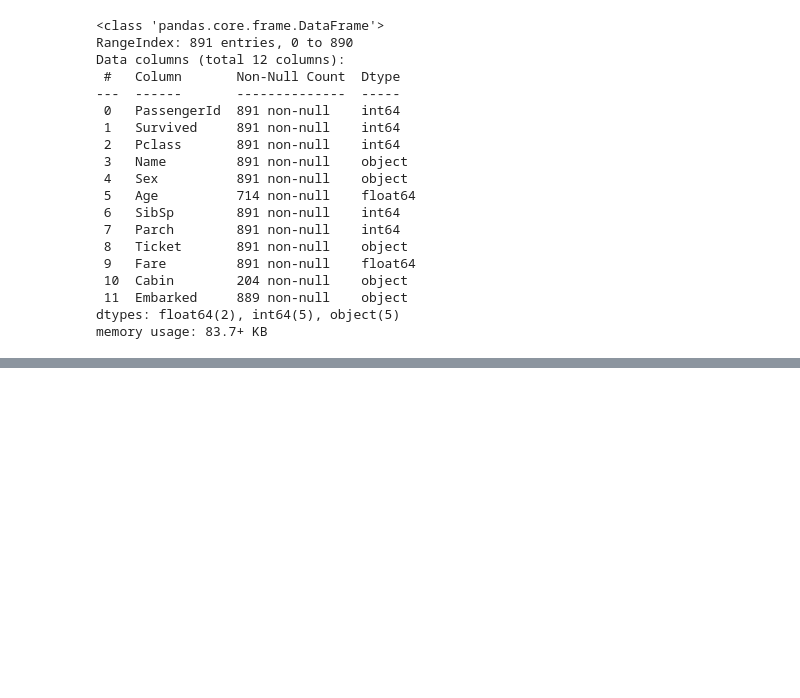
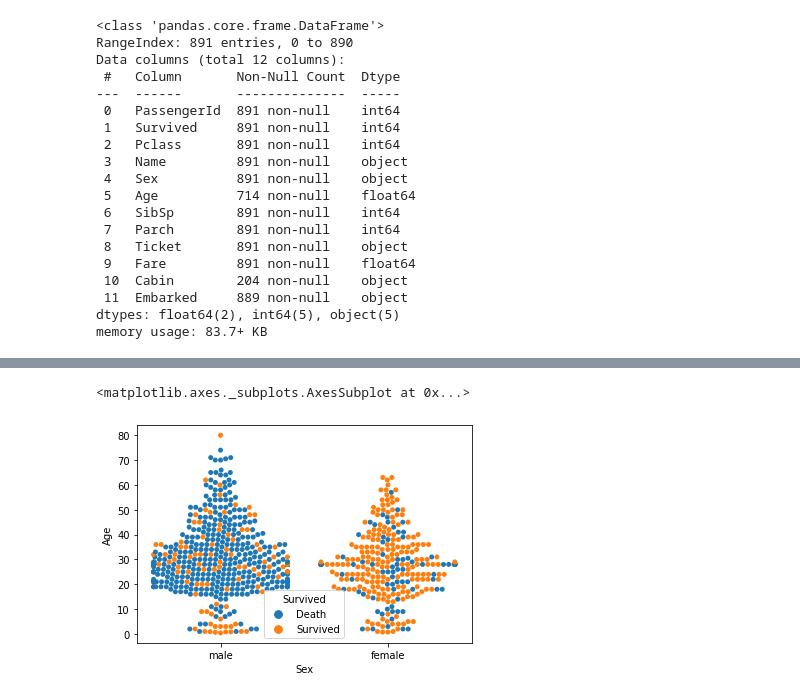
Before and after one commit to xiaomeng79/ML-DL-Example, a Jupyter notebook: machine_learning/titanic.ipynb, the cells around one changed output, grey strips where cells are left out. Drawn from its saved outputs; the diff is of its cells as text; code cells hidden in the pictures; blank space fills up the shorter version.

```diff
--- a/machine_learning/titanic.ipynb
+++ b/machine_learning/titanic.ipynb
@@ -104,0 +129,9 @@ test_data[most_frequent_columns] = impute_most_frequent.transform(test_data[most
+# %%
+survived_map = {1:"Survived", 0:"Death"}
+
+sns.swarmplot(x="Sex", y="Age",
+              hue=train_data["Survived"].map(survived_map).copy(),
+              data=train_data)
+# %% [output]
+<matplotlib.axes._subplots.AxesSubplot at 0x...>
+[figure, added]
```
Also changed, not shown: parts of 30 cells of this notebook, 4 other files.
